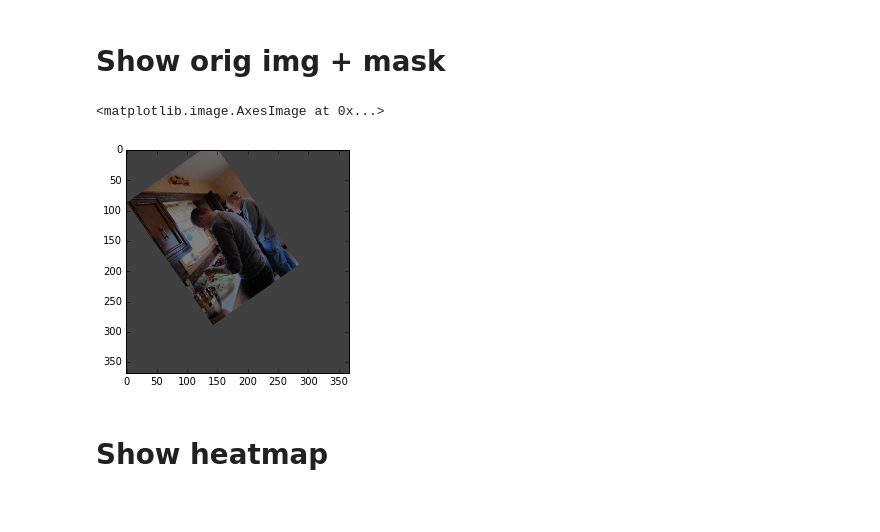
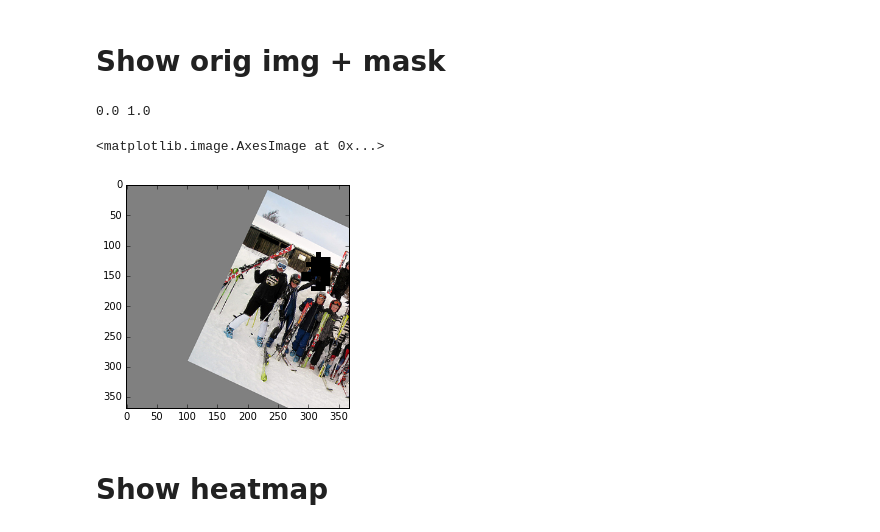
Before and after one commit to padeler/keras_Realtime_Multi-Person_Pose_Estimation, a Jupyter notebook: training/inspect_dataset.ipynb, the cells around one changed output. Cells and saved outputs as stored; diff of their text form; code cells hidden in the pictures.

```diff
--- a/training/inspect_dataset.ipynb
+++ b/training/inspect_dataset.ipynb
@@ -91,6 +93,5 @@ plt.imshow(heatmap[:,:], alpha=.5)
 # %%
-from ds_generator_client import DataGeneratorClient
-client = DataGeneratorClient(port=5555, host="localhost", hwm=160, batch_size=10)
+client = DataGeneratorClient(port=5555, host="localhost", hwm=160, batch_size=10,stages=1,with_pafs=False)
 client.restart()
 batch_index = 0
 # %%
@@ -101,5 +102,3 @@ x,y = train_di.next()
 len(y[0])
 # %% [output]
 10
-# %%
-x,y = next(client.gen())
@@ -177,17 +142,22 @@ array([[[0., 0., 0., ..., 0., 0., 0.],
 # %% [markdown]
 # Show orig img + mask
 # %%
-batch_index = 2
-dta_img = x[0][batch_index,:,:,:]
-plt.imshow(dta_img[:,:,[2,1,0]])
+batch_index = 0
+xv = x[0][batch_index,:,:,:]
+xm = x[1][batch_index,:,:,:]
+xm = np.sum(xm,axis=-1) / 19
+xm = cv2.resize(xm, (0,0), fx=8, fy=8, interpolation=cv2.INTER_NEAREST)
+print np.min(xm),np.max(xm)
+xv[xm<1] = [0,0,0]
+plt.imshow(xv[:,:,[2,1,0]])
+# mask_img = x[1][batch_index,:,:,:]
+# mask_img = cv2.resize(mask_img[:,:, 0], (0,0), fx=8, fy=8, interpolation=cv2.INTER_CUBIC)
 
-mask_img = x[1][batch_index,:,:,:]
-mask_img = cv2.resize(mask_img[:,:, 0], (0,0), fx=8, fy=8, interpolation=cv2.INTER_CUBIC)
-
-plt.imshow(mask_img * 255, cmap='gray', alpha=.5)
+# plt.imshow(mask_img * 255, cmap='gray', alpha=.5)
 # %% [output]
-<matplotlib.image.AxesImage at 0x...>
+0.0 1.0
+<matplotlib.image.AxesImage at 0x...>
-[figure, old version]
+[figure, new version]
 # %% [markdown]
 # Show heatmap
 # %%
```
Also changed, not shown: parts of 7 cells of this notebook, 5 other files.
